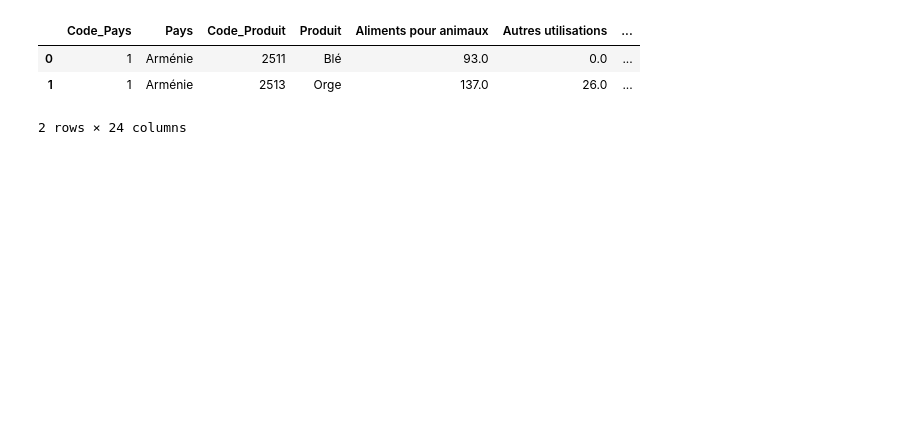
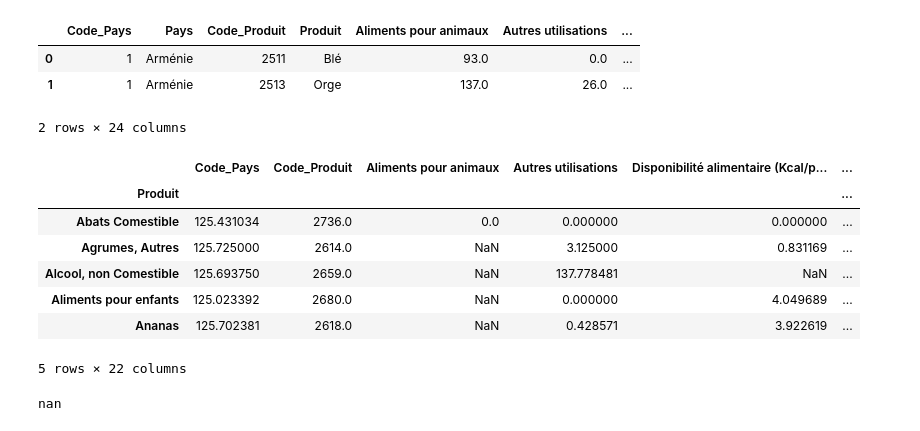
Before and after one commit to Lorenzo1208/Brief_fao, a Jupyter notebook: FAO.ipynb, the cells around one changed output. Saved outputs shown, nothing was run; the diff lists cells and outputs as text; code cells hidden in the pictures; blank space fills up the shorter version.

```diff
--- a/FAO.ipynb
+++ b/FAO.ipynb
@@ -292,3 +297,20 @@ animals_vegetal_concat.head(2)
 | 0 | 1 | Arménie | 2511 | Blé | 93.0 | 0.0 | ... |
 | 1 | 1 | Arménie | 2513 | Orge | 137.0 | 26.0 | ... |
 2 rows × 24 columns
+# %%
+products_stats_per_country = animals_vegetal_concat.groupby("Produit").mean()
+products_stats_per_country.head()
+# %% [output]
+|  | Code_Pays | Code_Produit | Aliments pour animaux | Autres utilisations | Disponibilité alimentaire (Kcal/p... | ... |
+| Produit |  |  |  |  |  | ... |
+| Abats Comestible | 125.431034 | 2736.0 | 0.0 | 0.000000 | 0.000000 | ... |
+| Agrumes, Autres | 125.725000 | 2614.0 | NaN | 3.125000 | 0.831169 | ... |
+| Alcool, non Comestible | 125.693750 | 2659.0 | NaN | 137.778481 | NaN | ... |
+| Aliments pour enfants | 125.023392 | 2680.0 | NaN | 0.000000 | 4.049689 | ... |
+| Ananas | 125.702381 | 2618.0 | NaN | 0.428571 | 3.922619 | ... |
+5 rows × 22 columns
+# %%
+products_stats_per_country = products_stats_per_country.reset_index()
+products_stats_per_country[(products_stats_per_country['Produit'] == 'Oeufs')]['ratio_kcal/kg'].mean()
+# %% [output]
+nan
```
Also changed, not shown: parts of 2 cells of this notebook.
